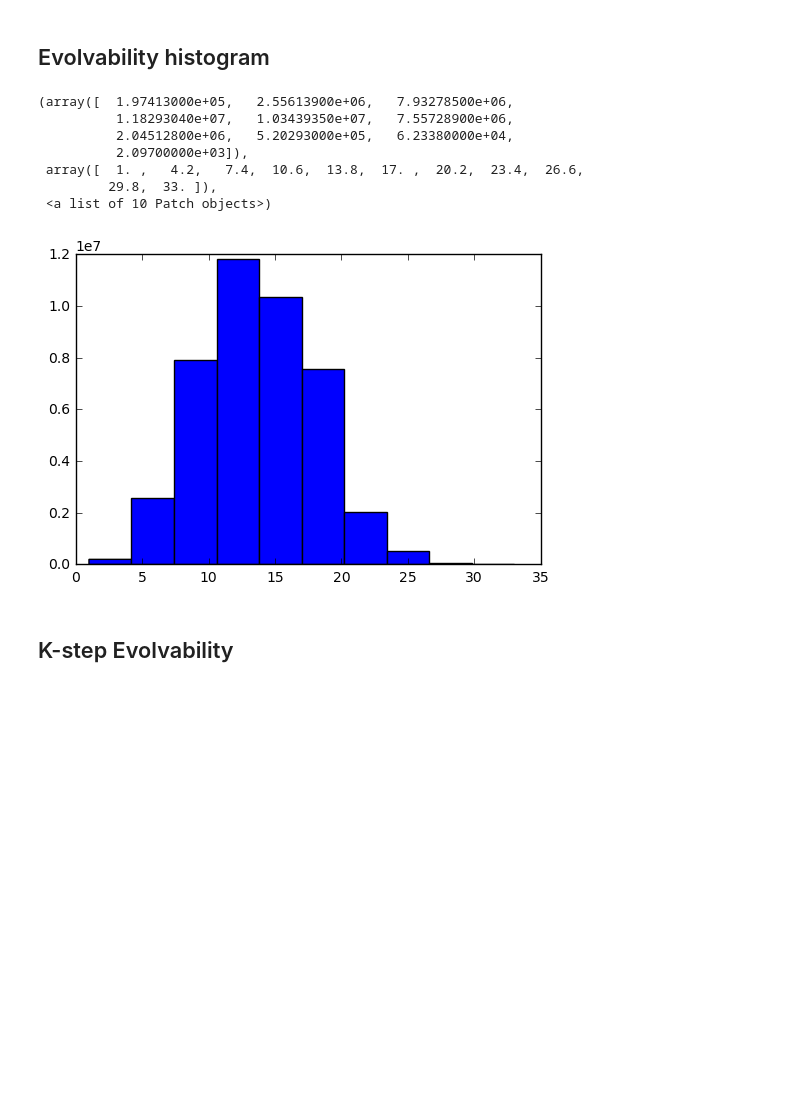
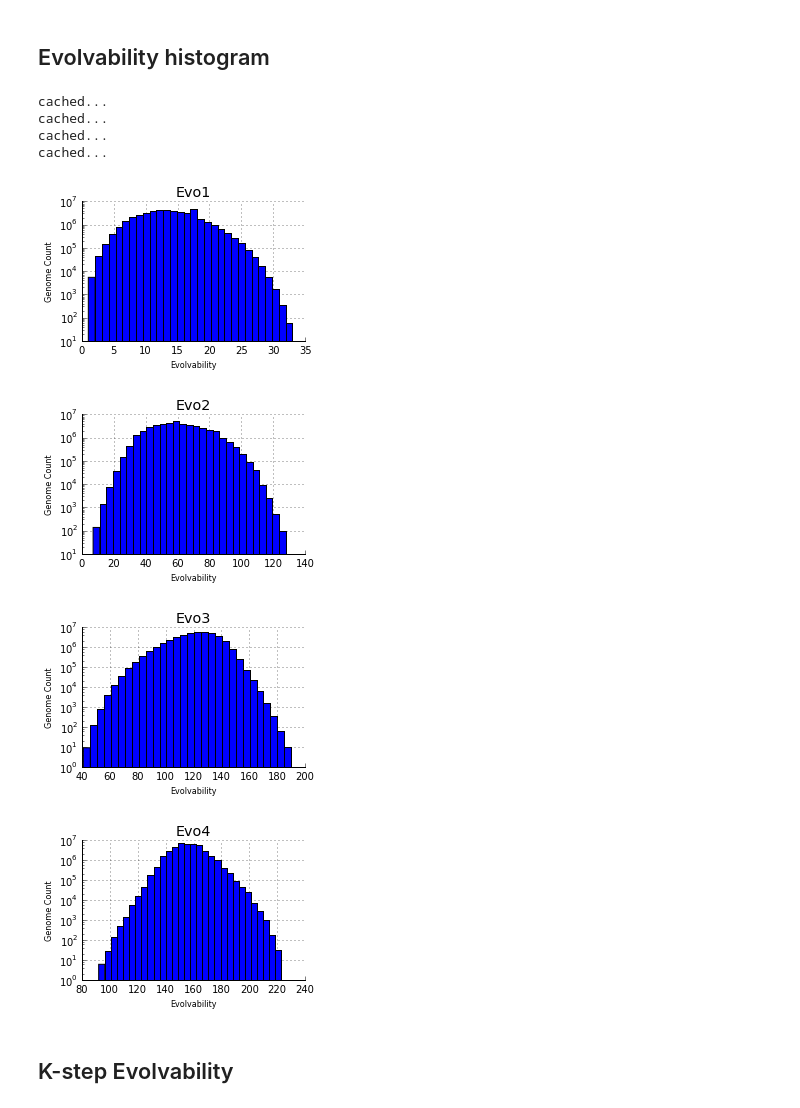
Before and after one commit to jal278/mazerobot-python, a Jupyter notebook: Maze calculations.ipynb, the cells around one changed output. Drawn from its saved outputs; the diff is of its cells as text; code cells hidden in the pictures; blank space fills up the shorter version.

```diff
--- a/Maze calculations.ipynb
+++ b/Maze calculations.ipynb
@@ -36,18 +44,52 @@ print len(np.unique(domain.data["behaviorhash"]))
 # Evolvability
 # %% [markdown]
 ## Evolvability histogram
-# %%
-from pylab import *
-hist(evo)
-# %% [output]
-(array([  1.97413000e+05,   2.55613900e+06,   7.93278500e+06,
-          1.18293040e+07,   1.03439350e+07,   7.55728900e+06,
-          2.04512800e+06,   5.20293000e+05,   6.23380000e+04,
-          2.09700000e+03]),
- array([  1. ,   4.2,   7.4,  10.6,  13.8,  17. ,  20.2,  23.4,  26.6,
-         29.8,  33. ]),
- <a list of 10 Patch objects>)
-[figure, removed]
+# %%
+from pylab import *
+
+params = {
+   'axes.labelsize': 8,
+   'text.fontsize': 12,
+   'legend.fontsize': 10,
+   'xtick.labelsize': 10,
+   'ytick.labelsize': 10,
+   'text.usetex': False,
+   'figure.figsize': [4.0, 2.5]
+   }
+rcParams.update(params)
+
+for k in range(1,5):
+ domain.kstep_evolvability_calculate(k)
+ fig=figure()
+ ax=fig.add_subplot(111)
+ ax.grid()
+ ax.spines['top'].set_visible(False)
+ ax.spines['right'].set_visible(False)
+ ax.spines['left'].set_visible(True)
+ ax.get_xaxis().tick_bottom()
+ ax.get_yaxis().tick_left()
+ ax.set_xlabel("Evolvability")
+ ax.set_ylabel("Genome Count")
+ #ax.tick_params(axis='x', direction='out')
+ ax.tick_params(axis='y') # length=0)
+ # offset the spines
+ #for spine in ax.spines.values():
+ #  spine.set_position(('outward', 5))
+ # put the grid behind
+ ax.set_axisbelow(True)
+ ax.set_yscale('log', nonposy='clip')
+ ax.hist(domain.evo[k],bins=30)
+ ax.set_title("Evo%d"%k)
+ fig.savefig("evolvability_distribution%s_%d.pdf"%(maze,k), bbox_inches='tight')
+# %% [output]
+cached...
+cached...
+cached...
+cached...
+[figure, added]
+[figure, added]
+[figure, added]
+[figure, added]
 # %% [markdown]
 ## K-step Evolvability
 # %%
```
Also changed, not shown: parts of 36 cells of this notebook, 2 other files.
